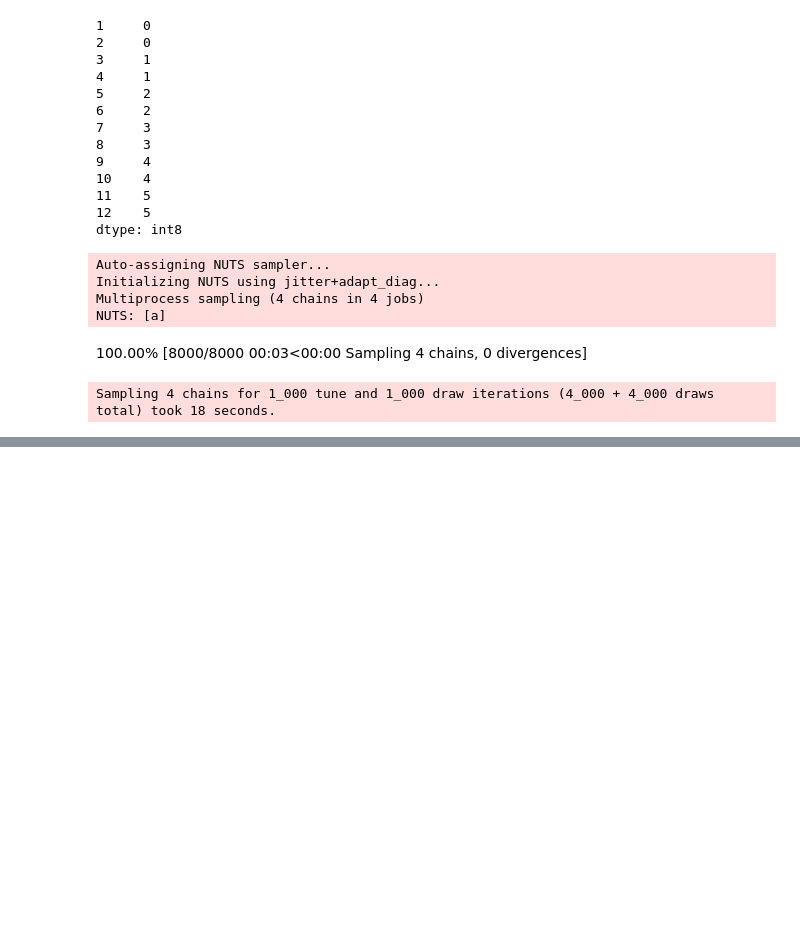
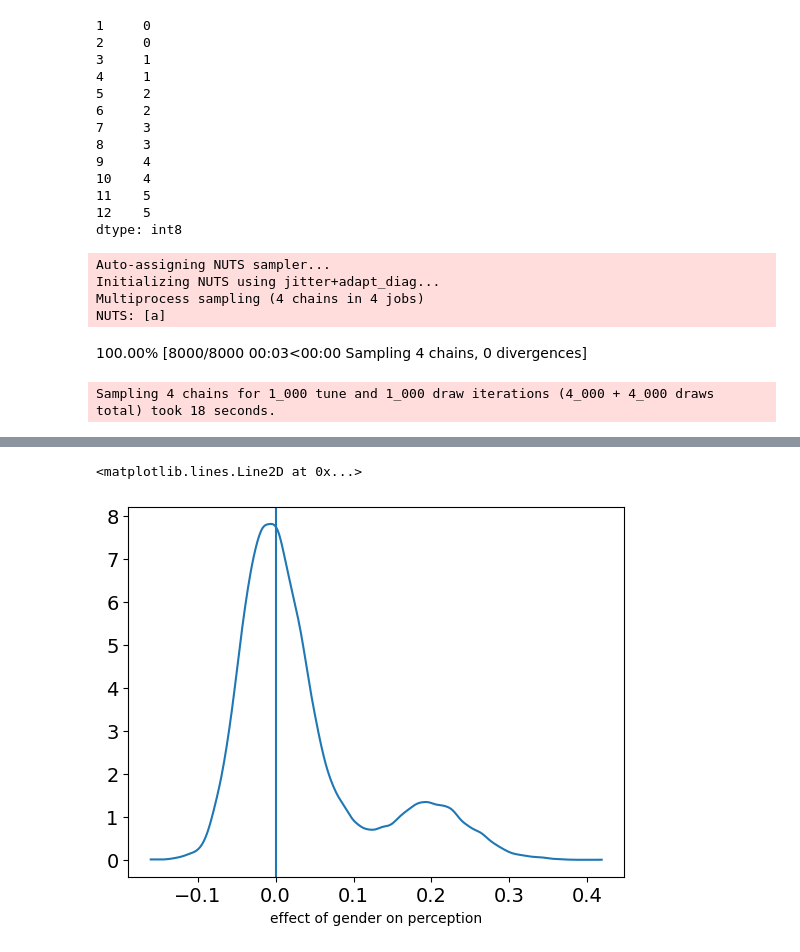
Before and after one commit to kpjmcg/Statistical-Rethinking-2023-Python-Notes, a Jupyter notebook: Lecture_9_2023.ipynb, the cells around one changed output, grey strips where cells are left out. Saved outputs shown, nothing was run; the diff lists cells and outputs as text; code cells hidden in the pictures; blank space fills up the shorter version.

```diff
--- a/Lecture_9_2023.ipynb
+++ b/Lecture_9_2023.ipynb
@@ -461,0 +483,15 @@ for i in range(6):
+# %%
+# Number of applications to simulate
+total_apps = sum(admin['applications'])
+
+#Number of applications per department
+apps_per_dept = admin.groupby('dept').sum()['applications']
+#To simulate, we just take the posterior samples along the relevant
+#dimensions and then multiply them by dept and divide by total apps
+a_diff = (direct_trace.posterior['a'][:,:,0]*apps_per_dept[np.newaxis, np.newaxis, :]) - (direct_trace.posterior['a'][:,:,1]*apps_per_dept[np.newaxis, np.newaxis, :])
+az.plot_kde(a_diff.values/total_apps)
+plt.xlabel('effect of gender on perception')
+plt.axvline(0)
+# %% [output]
+<matplotlib.lines.Line2D at 0x...>
+[figure, added]
```
Also changed, not shown: parts of 32 cells of this notebook.
